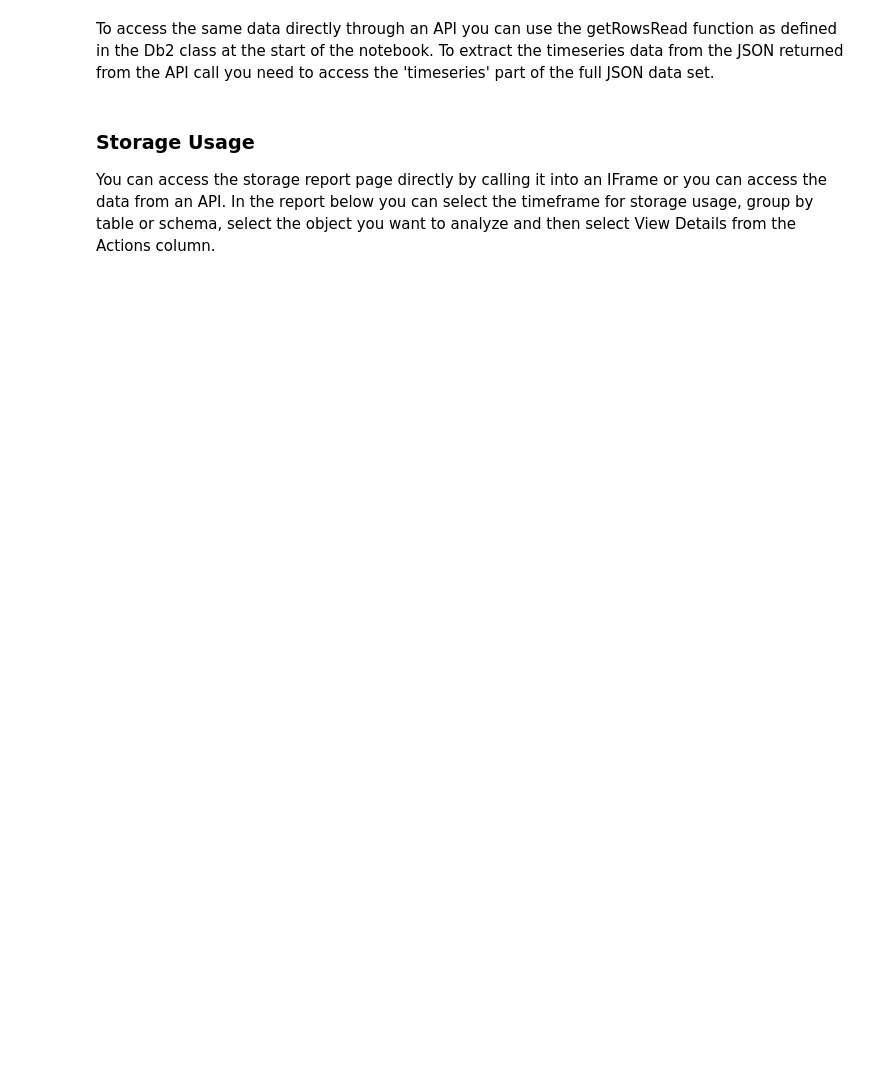
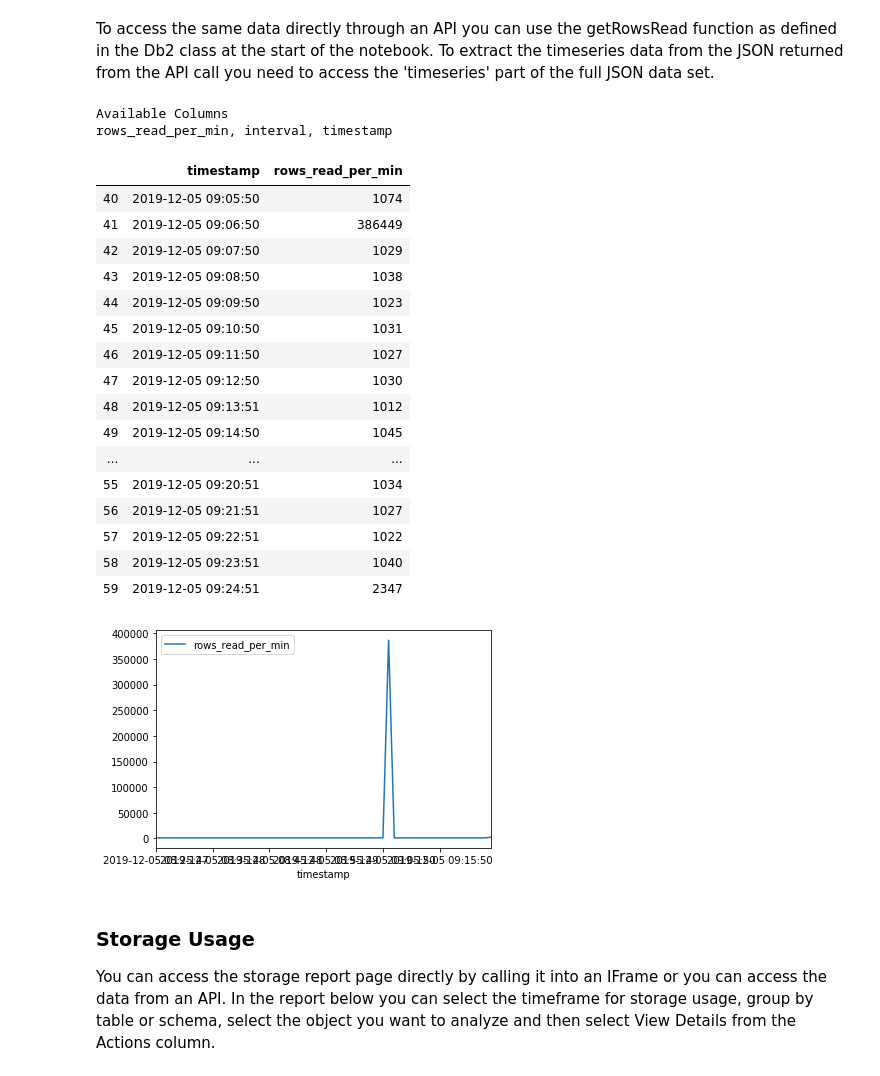
Before and after one commit to sonicxpx/CPDDVLAB, a Jupyter notebook: Db2_Data_Management_Console_Overview.ipynb, the cells around one changed output. Cells and saved outputs as stored; diff of their text form; code cells hidden in the pictures; blank space fills up the shorter version.

```diff
--- a/Db2_Data_Management_Console_Overview.ipynb
+++ b/Db2_Data_Management_Console_Overview.ipynb
@@ -125,7 +125,7 @@ class Db2():
         return self.getRequest('/metrics/statements_count?start='+str(startTime)+'&end='+str(endTime));
 
     def getPackageCacheStatement(self, startTime, endTime, show_systems='true'):
-        return self.getRequest('/metrics/statements/package_cache?start='+str(startTime)+'&end='+str(endTime)+'&show_systems='+str(show_systems))
+        return self.getRequest('/metrics/statements/package_cache?start='+str(startTime)+'&end='+str(endTime)+'&include_sys='+str(show_systems))
 
     def postSearchObjects(self, obj_type, search_text, rows_return=100, show_systems='false', is_ascend='true'):
         json = {"search_name":search_text,"rows_return":rows_return,"show_systems":show_systems,"obj_type":obj_type,"filters_match":"ALL","filters":[]}
@@ -241,26 +262,48 @@ To access the same data directly through an API you can use the getRowsRead func
 # %%
 # Retrieve the number of rows read over the last day
 # List the last 10 data points
 # Graph the history
 import matplotlib
 import matplotlib.pyplot as plt
 
-lastDay = endTime - oneDay
-r = databaseAPI.getRowsRead(lastDay, endTime)
+endTime = int(time.time())*1000
+oneHour = 3600000
+r = databaseAPI.getRowsRead((endTime-oneHour), endTime)
 if (databaseAPI.getStatusCode(r)==200):
     json = databaseAPI.getJSON(r)
     if json['count'] > 0:
         df = pd.DataFrame(json_normalize(json['timeseries'])) #extract just the timeseries data
         print('Available Columns')
         print(', '.join(list(df)))
         df['timestamp'] = df['timestamp'].apply(epochtotimeseries)
         display(df[['timestamp','rows_read_per_min']].tail(20))
         df.plot.line(x='timestamp',y='rows_read_per_min')
         plt.show()
     else:
         print('No data returned')
 else:
     print(databaseAPI.getStatusCode(r))
+# %% [output]
+Available Columns
+rows_read_per_min, interval, timestamp
+|  | timestamp | rows_read_per_min |
+| 40 | 2019-12-05 09:05:50 | 1074 |
+| 41 | 2019-12-05 09:06:50 | 386449 |
+| 42 | 2019-12-05 09:07:50 | 1029 |
+| 43 | 2019-12-05 09:08:50 | 1038 |
+| 44 | 2019-12-05 09:09:50 | 1023 |
+| 45 | 2019-12-05 09:10:50 | 1031 |
+| 46 | 2019-12-05 09:11:50 | 1027 |
+| 47 | 2019-12-05 09:12:50 | 1030 |
+| 48 | 2019-12-05 09:13:51 | 1012 |
+| 49 | 2019-12-05 09:14:50 | 1045 |
+| ... | ... | ... |
+| 55 | 2019-12-05 09:20:51 | 1034 |
+| 56 | 2019-12-05 09:21:51 | 1027 |
+| 57 | 2019-12-05 09:22:51 | 1022 |
+| 58 | 2019-12-05 09:23:51 | 1040 |
+| 59 | 2019-12-05 09:24:51 | 2347 |
+[figure, added]
 # %% [markdown]
 ### Storage Usage
 You can access the storage report page directly by calling it into an IFrame or you can access the data from an API. In the report below you can select the timeframe for storage usage, group by table or schema, select the object you want to analyze and then select View Details from the Actions column.
```
Also changed, not shown: parts of 17 cells of this notebook, 3 other files.
